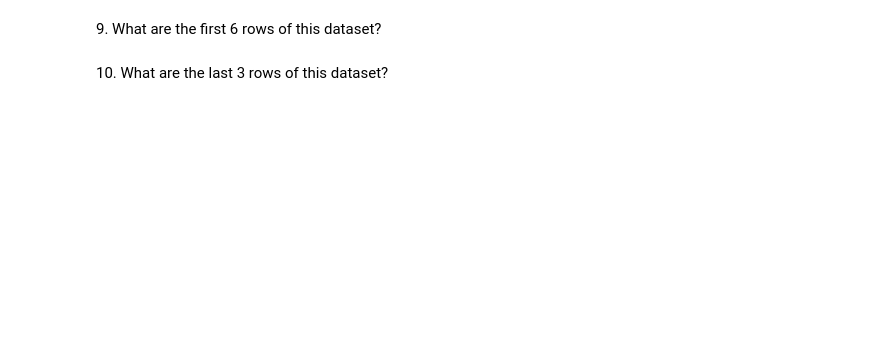
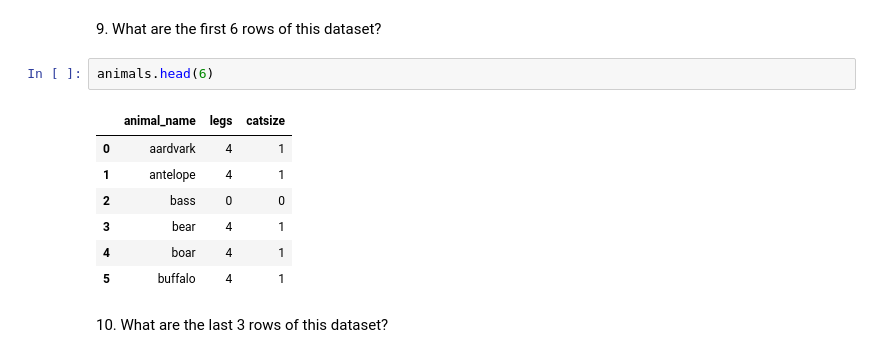
Before and after one commit to ahadh762/Zoo-With-Pandas-Exercise, a Jupyter notebook: intro-to-pandas-starter.ipynb, the cells around one changed output. Saved outputs shown, nothing was run; the diff lists cells and outputs as text; blank space fills up the shorter version.

```diff
--- a/intro-to-pandas-starter.ipynb
+++ b/intro-to-pandas-starter.ipynb
@@ -25,4 +121,14 @@ Put the [zoo.csv](zoo.csv) file in the same folder as this notebook. Then answer
 # %% [markdown]
 9\. What are the first 6 rows of this dataset?
+# %%
+animals.head(6)
+# %% [output]
+|  | animal_name | legs | catsize |
+| 0 | aardvark | 4 | 1 |
+| 1 | antelope | 4 | 1 |
+| 2 | bass | 0 | 0 |
+| 3 | bear | 4 | 1 |
+| 4 | boar | 4 | 1 |
+| 5 | buffalo | 4 | 1 |
 # %% [markdown]
 10\. What are the last 3 rows of this dataset?
```
Also changed, not shown: parts of 15 cells of this notebook.
